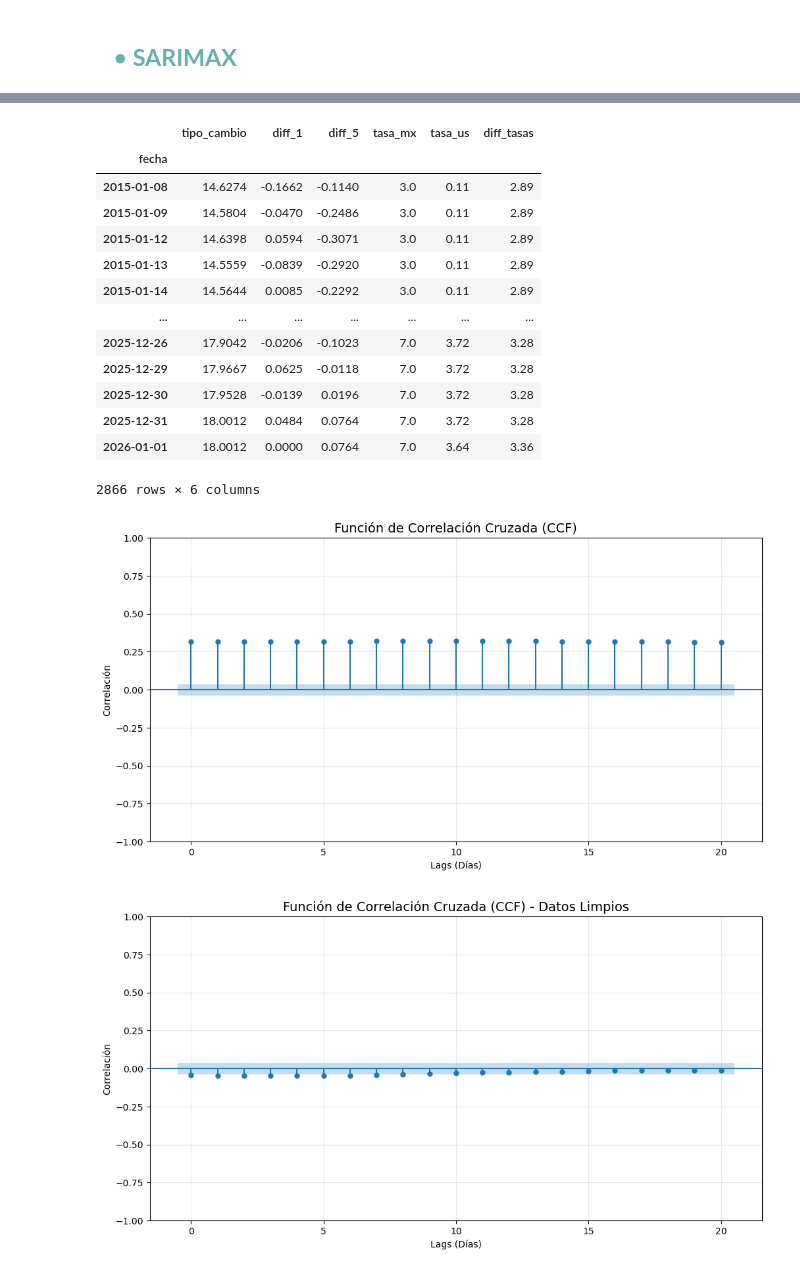
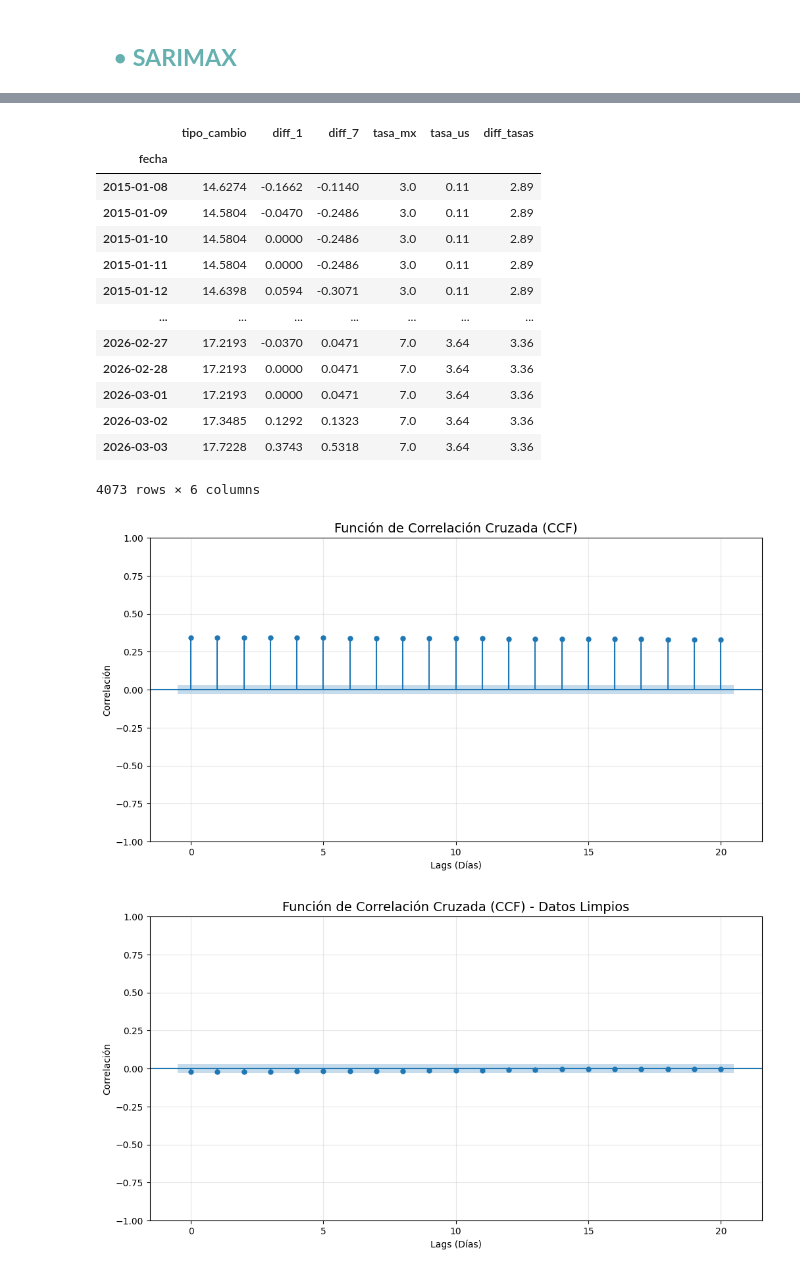
Before and after one commit to Moni-Ib/Examen1_ModelosNoLineales, a Jupyter notebook: Sarimax_7.ipynb, the cells around one changed output, grey strips where cells are left out. Cells and saved outputs as stored; diff of their text form; code cells hidden in the pictures.

```diff
--- a/Sarimax_7.ipynb
+++ b/Sarimax_7.ipynb
@@ -139,7 +139,7 @@ df_daily.head(10)
 # %% [markdown]
 ## <font color= #003366> **Visualización de la serie de tiempo** </font>
 # %%
-df = df_daily[df_daily.index >= "2021-01-01"]
+df = df_daily[df_daily.index >= "2015-01-01"]
 
 df_plot = df.reset_index()
 
@@ -707,7 +717,18 @@ tasa_us.head()
+# %%
+# Último valor conocido de la tasa de EU
+ultimo_us = tasa_us.iloc[-1, 0]
+
+# Fechas faltantes desde el día después del último dato hasta hoy
+fechas_faltantes = pd.date_range(start=tasa_us.index[-1] + pd.Timedelta(days=1),end=pd.Timestamp.today(),freq='D')
+
+# Crear DataFrame
+tasa_us_futuro = pd.DataFrame(ultimo_us, index=fechas_faltantes, columns=["tasa_us"])
+
+tasa_us = pd.concat([tasa_us, tasa_us_futuro]).sort_index()
 # %%
 # Convertir a frecuencia business
-tasa_mx = tasa_mx.asfreq("B").ffill()
-tasa_us = tasa_us.asfreq("B").ffill()
+tasa_mx = tasa_mx.asfreq("D").ffill()
+tasa_us = tasa_us.asfreq("D").ffill()
 
 # Unir con el fix
 df = df.join(tasa_mx).join(tasa_us)
@@ -718,20 +739,20 @@ df["diff_tasas"] = df["tasa_mx"] - df["tasa_us"]
 df = df.dropna()
 df
 # %% [output]
-|  | tipo_cambio | diff_1 | diff_5 | tasa_mx | tasa_us | diff_tasas |
+|  | tipo_cambio | diff_1 | diff_7 | tasa_mx | tasa_us | diff_tasas |
 | fecha |  |  |  |  |  |  |
 | 2015-01-08 | 14.6274 | -0.1662 | -0.1140 | 3.0 | 0.11 | 2.89 |
 | 2015-01-09 | 14.5804 | -0.0470 | -0.2486 | 3.0 | 0.11 | 2.89 |
+| 2015-01-10 | 14.5804 | 0.0000 | -0.2486 | 3.0 | 0.11 | 2.89 |
+| 2015-01-11 | 14.5804 | 0.0000 | -0.2486 | 3.0 | 0.11 | 2.89 |
 | 2015-01-12 | 14.6398 | 0.0594 | -0.3071 | 3.0 | 0.11 | 2.89 |
-| 2015-01-13 | 14.5559 | -0.0839 | -0.2920 | 3.0 | 0.11 | 2.89 |
-| 2015-01-14 | 14.5644 | 0.0085 | -0.2292 | 3.0 | 0.11 | 2.89 |
 | ... | ... | ... | ... | ... | ... | ... |
-| 2025-12-26 | 17.9042 | -0.0206 | -0.1023 | 7.0 | 3.72 | 3.28 |
-| 2025-12-29 | 17.9667 | 0.0625 | -0.0118 | 7.0 | 3.72 | 3.28 |
-| 2025-12-30 | 17.9528 | -0.0139 | 0.0196 | 7.0 | 3.72 | 3.28 |
-| 2025-12-31 | 18.0012 | 0.0484 | 0.0764 | 7.0 | 3.72 | 3.28 |
-| 2026-01-01 | 18.0012 | 0.0000 | 0.0764 | 7.0 | 3.64 | 3.36 |
+| 2026-02-27 | 17.2193 | -0.0370 | 0.0471 | 7.0 | 3.64 | 3.36 |
+| 2026-02-28 | 17.2193 | 0.0000 | 0.0471 | 7.0 | 3.64 | 3.36 |
+| 2026-03-01 | 17.2193 | 0.0000 | 0.0471 | 7.0 | 3.64 | 3.36 |
+| 2026-03-02 | 17.3485 | 0.1292 | 0.1323 | 7.0 | 3.64 | 3.36 |
+| 2026-03-03 | 17.7228 | 0.3743 | 0.5318 | 7.0 | 3.64 | 3.36 |
-2866 rows × 6 columns
+4073 rows × 6 columns
 # %%
 from statsmodels.graphics.tsaplots import plot_ccf
 ccf_data = df[['tipo_cambio', 'diff_tasas']].dropna()
@@ -748,21 +769,21 @@ plt.ylabel("Correlación")
 plt.grid(alpha=0.3)
 plt.show()
 # %% [output]
-[figure, old version]
+[figure, new version]
 # %%
-ccf_data = df[['diff_5', 'diff_tasas']].dropna()
+ccf_data = df[['diff_7', 'diff_tasas']].dropna()
 
 fig, ax = plt.subplots(figsize=(12, 6))
 
-plot_ccf(ccf_data['diff_tasas'], ccf_data['diff_5'], lags=20, ax=ax, alpha=0.05)
+plot_ccf(ccf_data['diff_tasas'], ccf_data['diff_7'], lags=20, ax=ax, alpha=0.05)
 
 plt.title("Función de Correlación Cruzada (CCF) - Datos Limpios", fontsize=14)
 plt.xlabel("Lags (Días)")
 plt.ylabel("Correlación")
 plt.grid(alpha=0.3)
 plt.show()
 # %% [output]
-[figure, old version]
+[figure, new version]
 # %%
 from statsmodels.tsa.stattools import grangercausalitytests
 
```
Also changed, not shown: parts of 22 cells of this notebook.
